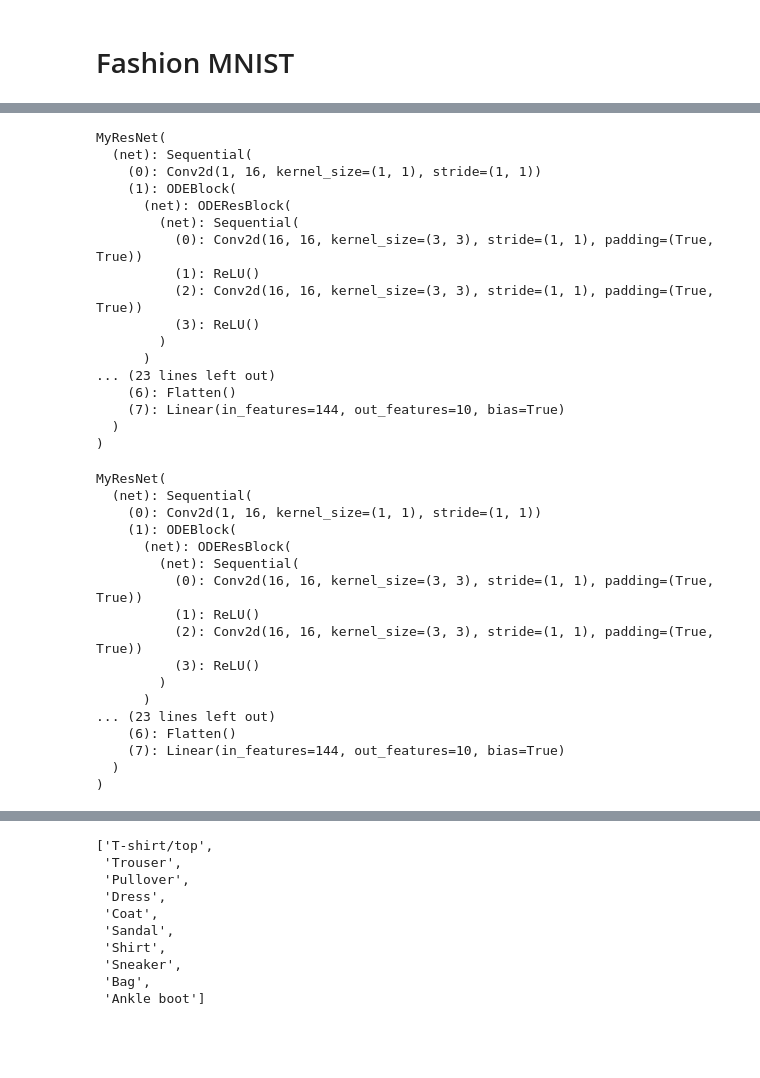
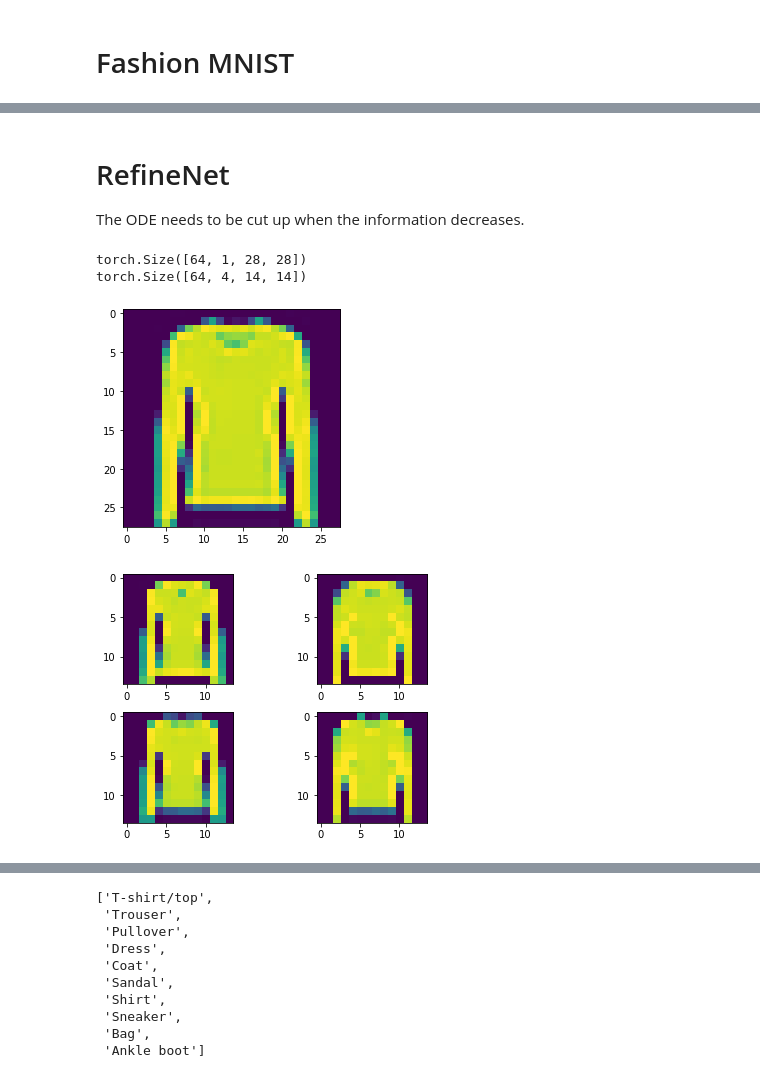
Before and after one commit to afqueiruga/StatefulOdeNets, a Jupyter notebook: mnist_odenet.ipynb, the cells around one changed output, grey strips where cells are left out. Saved outputs shown, nothing was run; the diff lists cells and outputs as text; code cells hidden in the pictures; blank space fills up the shorter version.

```diff
--- a/mnist_odenet.ipynb
+++ b/mnist_odenet.ipynb
@@ -53,0 +84,7 @@ testloader = torch.utils.data.DataLoader(testset, batch_size=64, shuffle=True)
+# %%
+def channel_squish(imgs, sq):
+    """TODO: Only works without channels right now"""
+    W,H = imgs.shape[-2],imgs.shape[-1]
+    C = imgs.shape[1]
+    ii = imgs.reshape(-1, W, H//sq, sq).permute(0,2,1,3).reshape(-1,W//sq, H//sq, sq*sq).permute(0,3,2,1)
+    return ii
@@ -75,3 +106,7 @@ def copy_model(model):
+# %% [markdown]
+# RefineNet
+
+The ODE needs to be cut up when the information decreases.
 # %%
 class MyResNet(torch.nn.Module):
     def __init__(self):
@@ -117,3 +159,22 @@ class ODEResBlock(torch.nn.Module):
         return self.net(x)
     def refine(self):
         return copy_model(self)
+# %%
+print(imgs.shape)
+ii = imgs.reshape(-1,28,14,2).permute(0,2,1,3).reshape(-1,14,14,4).permute(0,3,2,1)
+print(ii.shape)
+# %% [output]
+torch.Size([64, 1, 28, 28])
+torch.Size([64, 4, 14, 14])
+# %%
+plt.imshow(imgs[3,0,:,:])
+ii = channel_squish(imgs, 2)
+plt.show()
+for i in range(4):
+    plt.subplot(2,2,i+1)
+    plt.imshow(ii[3,i,:,:])
+plt.tight_layout()
+plt.show()
+# %% [output]
+[figure, added]
+[figure, added]
@@ -122,40 +211,0 @@ model=MyResNet()
-# %%
-model
-# %% [output]
-MyResNet(
-  (net): Sequential(
-    (0): Conv2d(1, 16, kernel_size=(1, 1), stride=(1, 1))
-    (1): ODEBlock(
-      (net): ODEResBlock(
-        (net): Sequential(
-          (0): Conv2d(16, 16, kernel_size=(3, 3), stride=(1, 1), padding=(True, True))
-          (1): ReLU()
-          (2): Conv2d(16, 16, kernel_size=(3, 3), stride=(1, 1), padding=(True, True))
-          (3): ReLU()
-        )
-      )
-... (23 lines left out)
-    (6): Flatten()
-    (7): Linear(in_features=144, out_features=10, bias=True)
-  )
-)
-# %%
-model.refine()
-# %% [output]
-MyResNet(
-  (net): Sequential(
-    (0): Conv2d(1, 16, kernel_size=(1, 1), stride=(1, 1))
-    (1): ODEBlock(
-      (net): ODEResBlock(
-        (net): Sequential(
-          (0): Conv2d(16, 16, kernel_size=(3, 3), stride=(1, 1), padding=(True, True))
-          (1): ReLU()
-          (2): Conv2d(16, 16, kernel_size=(3, 3), stride=(1, 1), padding=(True, True))
-          (3): ReLU()
-        )
-      )
-... (23 lines left out)
-    (6): Flatten()
-    (7): Linear(in_features=144, out_features=10, bias=True)
-  )
-)
```
Also changed, not shown: parts of 26 cells of this notebook.
